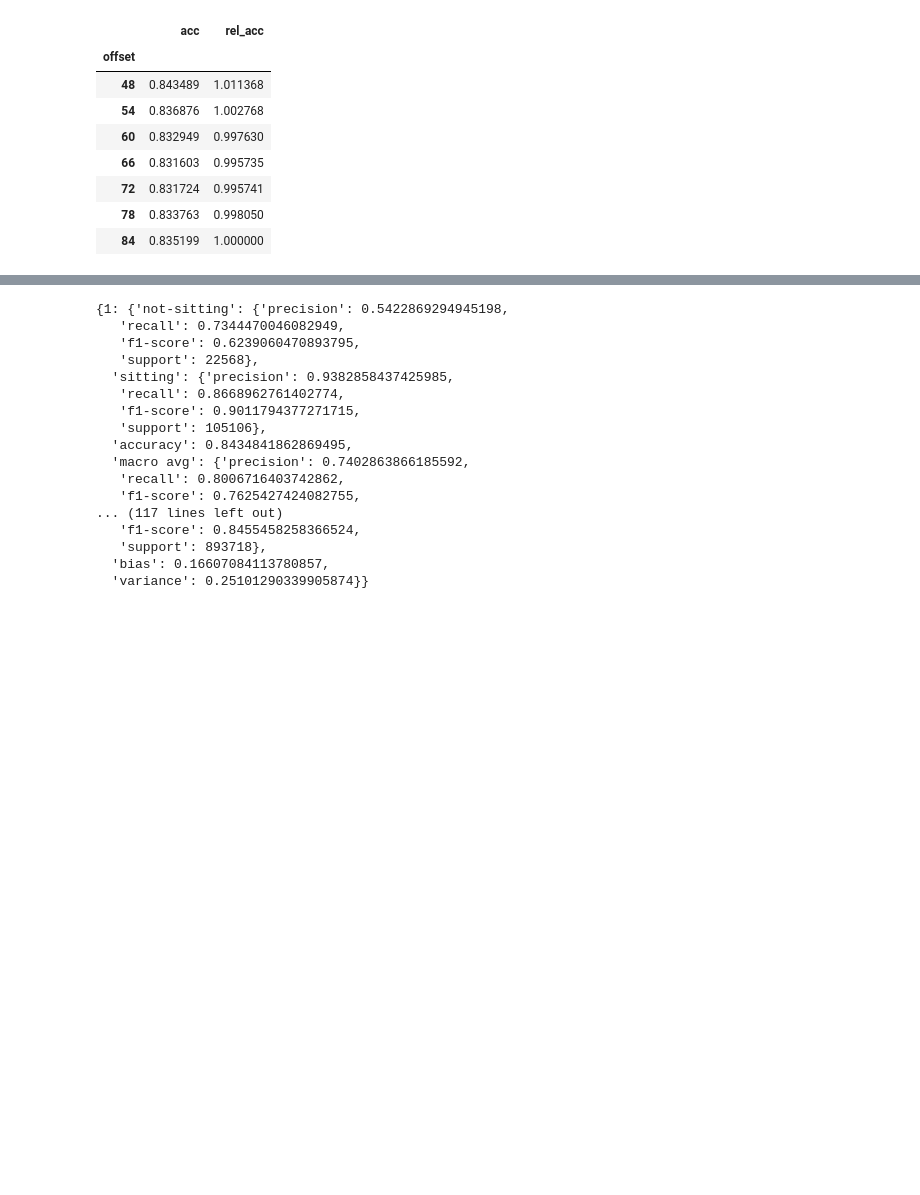
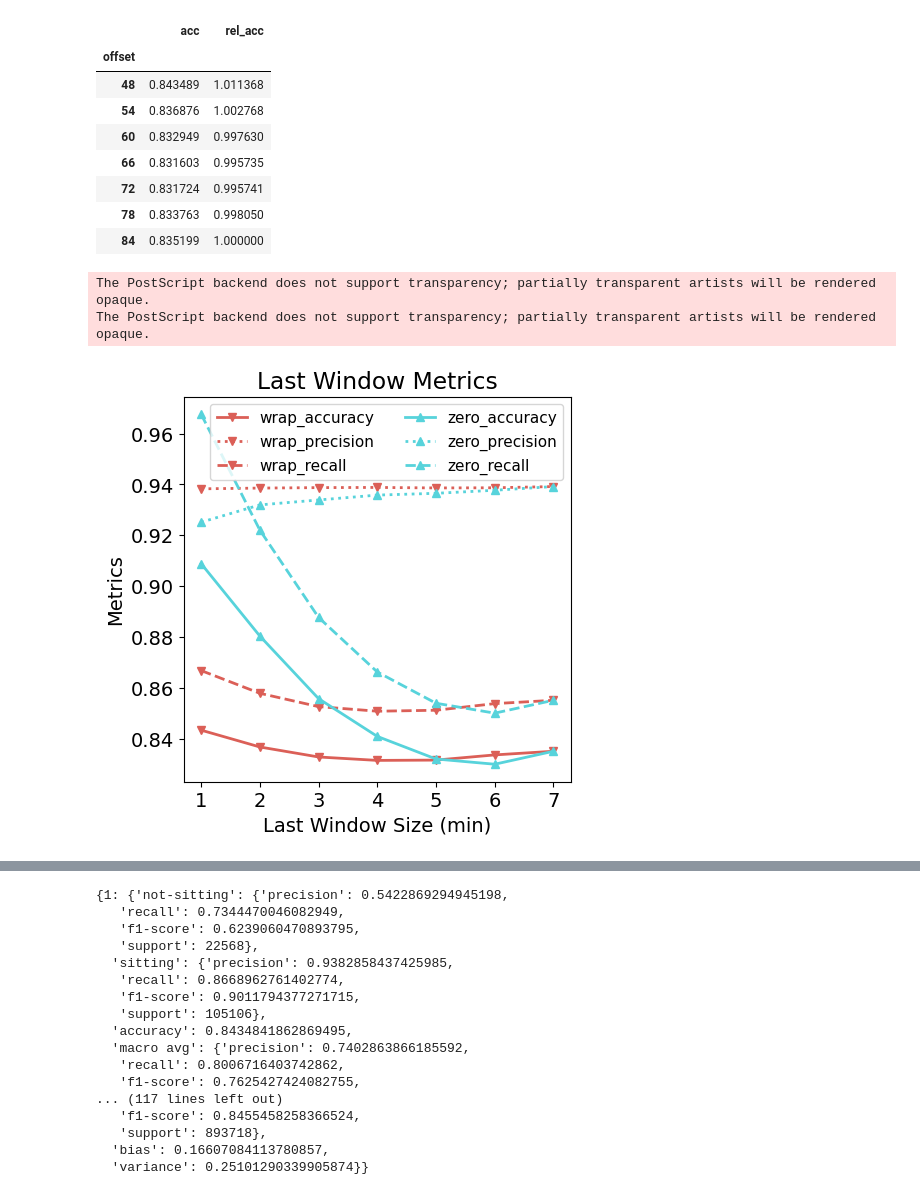
Before and after one commit to ADALabUCSD/DeepPostures, a Jupyter notebook: MSSE-2021/playground.ipynb, the cells around one changed output, grey strips where cells are left out. Drawn from its saved outputs; the diff is of its cells as text; code cells hidden in the pictures; blank space fills up the shorter version.

Commit message:
figures

```diff
--- a/MSSE-2021/playground.ipynb
+++ b/MSSE-2021/playground.ipynb
@@ -119,11 +120,12 @@ def get_acc(df_all_second):
         acc = accuracy_score(df_score['label'], df_score['prediction'])
         accs[minute] = acc
         summaries[minute] = classification_report(df_score['label'], df_score['prediction'], digits=4, output_dict=True)
-        bias = df_score[df_score["label"] != df_score["prediction"]].shape[0] / df_score.shape[0]
-        pred_mode = df_score["prediction"].mode()[0]
-        variance = df_score[df_score["prediction"] != pred_mode].shape[0] / df_score.shape[0]
-        summaries[minute]["bias"] = bias
-        summaries[minute]["variance"] = variance
+        summaries[minute]["cm"] = confusion_matrix(df_score['label'], df_score['prediction'], labels=["sitting", "not-sitting"])
+#         pred_mode = df_score["prediction"].mode()[0]
+#         bias = df_score[df_score["label"] != pred_mode].shape[0] / df_score.shape[0]
+#         variance = df_score[df_score["prediction"] != pred_mode].shape[0] / df_score.shape[0]
+#         summaries[minute]["bias"] = bias
+#         summaries[minute]["variance"] = variance
     return accs, summaries
 
 def get_df_min(minute, df_all_second):
@@ -166,6 +168,8 @@ def read_cast(preds_root):
 # %%
 preds_root = "/mnt/nfs/niddk/ACT_PREDICTIONS_SAMPLED_WRAP/CHAP_ALL_ADULTS"
 df_all_first_wrap, df_all_second_wrap, df_rel_out_wrap, accs_wrap, summaries_wrap = read_cast(preds_root)
+# %%
+_, summaries_wrap = get_acc(df_all_second_wrap)
 # %%
 preds_root = "/mnt/nfs/niddk/ACT_PREDICTIONS_SAMPLED_ZERO/CHAP_ALL_ADULTS"
 df_all_first_zero, df_all_second_zero, df_rel_out_zero, accs_zero, summaries_zero = read_cast(preds_root)
@@ -192,3 +176,5 @@ summaries_wrap
+# %%
+_, summaries_zero = get_acc(df_all_second_zero)
 # %%
 print(accuracy_score(df_all_first_zero['label'], df_all_first_zero['prediction']))
 # %% [output]
@@ -363,3 +349,33 @@ def save_fig(fig, path):
     fig.savefig('{}.eps'.format(path), transparent=True, bbox_inches='tight')
     fig.savefig('{}.png'.format(path), transparent=True,
                 bbox_inches='tight', dpi=600)
+# %%
+# xs = sorted(list(accs_wrap.keys()))
+# ys = [accs_wrap[x] for x in xs]
+
+palette = sns.color_palette("hls", 2)
+matplotlib.rcParams['axes.prop_cycle'] = matplotlib.cycler(color=palette)
+line_fmts = ['v-', 'v:', 'v--', '^-', '^:', '^--']
+plot_e2e = PlotterBase(xlabel='Last Window Size (min)',
+                       ylabel='Metrics',
+                       title='Last Window Metrics',
+                       set_ticks=True)
+
+i = 0
+for color, method, summary in zip(palette, ['wrap', 'zero'], [summaries_wrap, summaries_zero]):
+    xs = sorted(list(summary.keys()))
+    for metric in ["accuracy", "precision", "recall"]:
+        if metric == "accuracy":
+            ys = [summary[x][metric] for x in xs]
+        elif metric == "recall":
+            ys = [summary[x]["sitting"][metric] for x in xs]
+        elif metric == "precision":
+            ys = [summary[x]["sitting"][metric] for x in xs]
+        plot_e2e.plot(xs, ys, line_fmts[i], color=color, ms=6, label="{}_{}".format(method, metric))
+        i += 1
+plot_e2e.ax.legend(ncol=2, fontsize=11)
+save_fig(plot_e2e.fig, "./figures/last_window_all_true")
+# %% [output]
+The PostScript backend does not support transparency; partially transparent artists will be rendered opaque.
+The PostScript backend does not support transparency; partially transparent artists will be rendered opaque.
+[figure, added]
```
Also changed, not shown: parts of 22 cells of this notebook, 35 other files.
